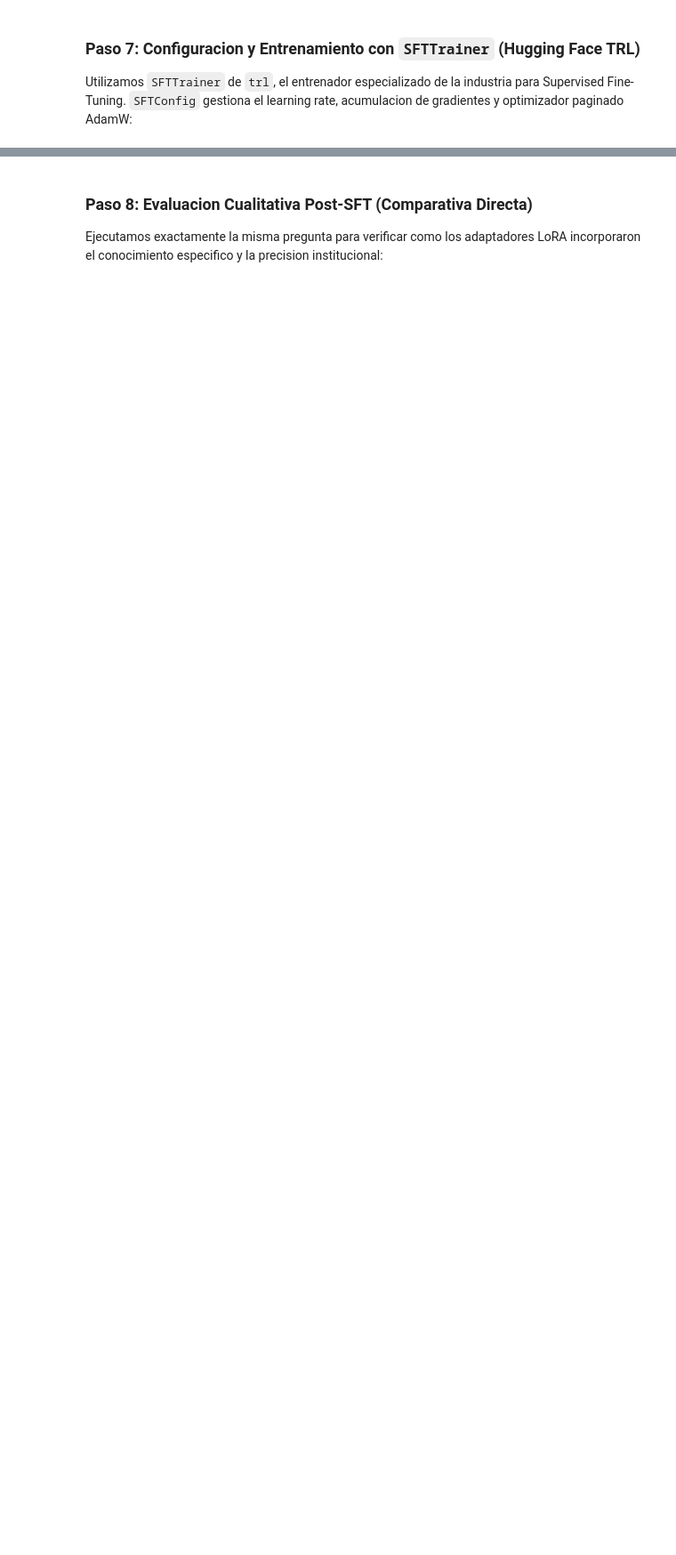
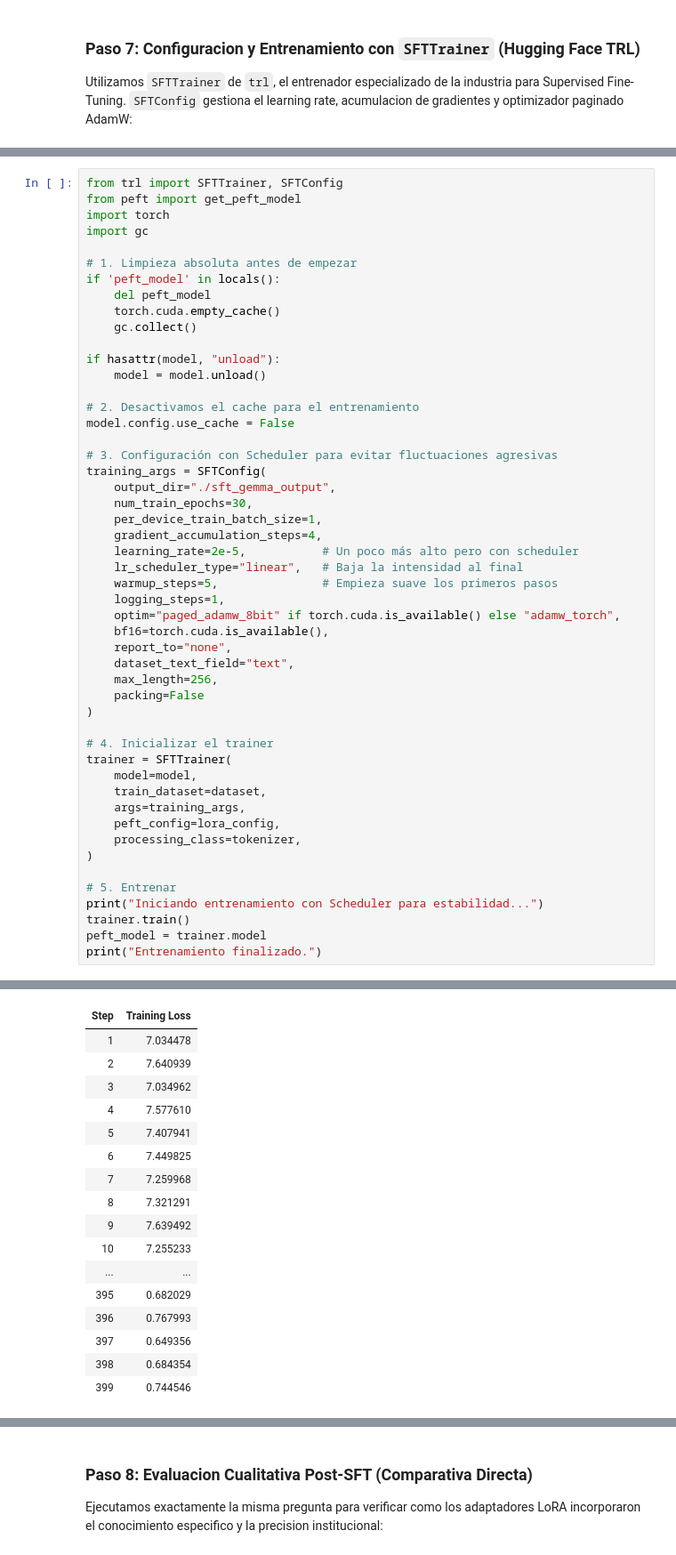
Before and after one commit to jggomez/workshop-open-models, a Jupyter notebook: session-03-fine-tuning-llms/01-sft-lora-huggingface/01_sft_lora_huggingface.ipynb, the cells around one changed output, grey strips where cells are left out. Shown at 89% size. Saved outputs shown, nothing was run; the diff lists cells and outputs as text; blank space fills up the shorter version.

Commit message:
docs: update readmes, remove redundant pdf, and save executed notebook outputs

```diff
--- a/session-03-fine-tuning-llms/01-sft-lora-huggingface/01_sft_lora_huggingface.ipynb
+++ b/session-03-fine-tuning-llms/01-sft-lora-huggingface/01_sft_lora_huggingface.ipynb
@@ -228,0 +248,51 @@ trainer.train()
+# %%
+from trl import SFTTrainer, SFTConfig
+from peft import get_peft_model
+import torch
+import gc
+
+# 1. Limpieza absoluta antes de empezar
+if 'peft_model' in locals():
+    del peft_model
+    torch.cuda.empty_cache()
+    gc.collect()
+
+if hasattr(model, "unload"):
+    model = model.unload()
+
+# 2. Desactivamos el cache para el entrenamiento
+model.config.use_cache = False
+
+# 3. Configuración con Scheduler para evitar fluctuaciones agresivas
+training_args = SFTConfig(
+    output_dir="./sft_gemma_output",
+    num_train_epochs=30,
+    per_device_train_batch_size=1,
+    gradient_accumulation_steps=4,
+    learning_rate=2e-5,           # Un poco más alto pero con scheduler
+    lr_scheduler_type="linear",   # Baja la intensidad al final
+    warmup_steps=5,               # Empieza suave los primeros pasos
+    logging_steps=1,
+    optim="paged_adamw_8bit" if torch.cuda.is_available() else "adamw_torch",
+    bf16=torch.cuda.is_available(),
+    report_to="none",
+    dataset_text_field="text",
+    max_length=256,
+    packing=False
+)
+
+# 4. Inicializar el trainer
+trainer = SFTTrainer(
+    model=model,
+    train_dataset=dataset,
+    args=training_args,
+    peft_config=lora_config,
+    processing_class=tokenizer,
+)
+
+# 5. Entrenar
+print("Iniciando entrenamiento con Scheduler para estabilidad...")
+trainer.train()
+peft_model = trainer.model
+print("Entrenamiento finalizado.")
+# %% [output]
@@ -228,0 +302,17 @@ trainer.train()
+| Step | Training Loss |
+| 1 | 7.034478 |
+| 2 | 7.640939 |
+| 3 | 7.034962 |
+| 4 | 7.577610 |
+| 5 | 7.407941 |
+| 6 | 7.449825 |
+| 7 | 7.259968 |
+| 8 | 7.321291 |
+| 9 | 7.639492 |
+| 10 | 7.255233 |
+| ... | ... |
+| 395 | 0.682029 |
+| 396 | 0.767993 |
+| 397 | 0.649356 |
+| 398 | 0.684354 |
+| 399 | 0.744546 |
```
Also changed, not shown: parts of 14 cells of this notebook, 5 other files.
